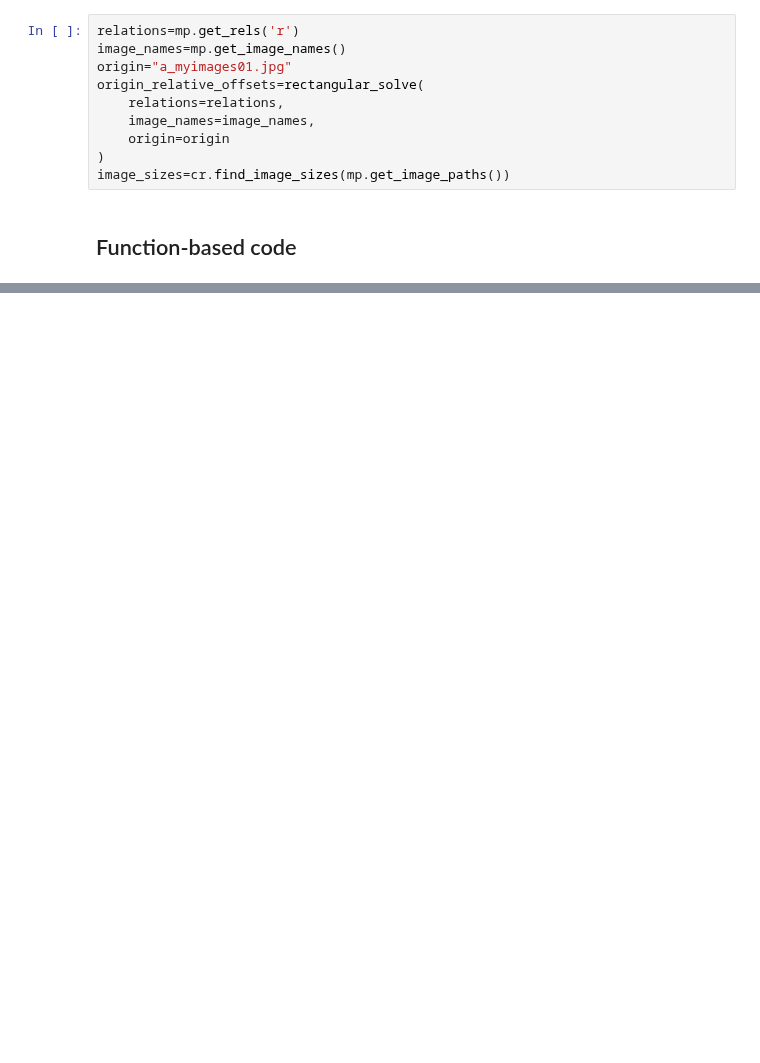
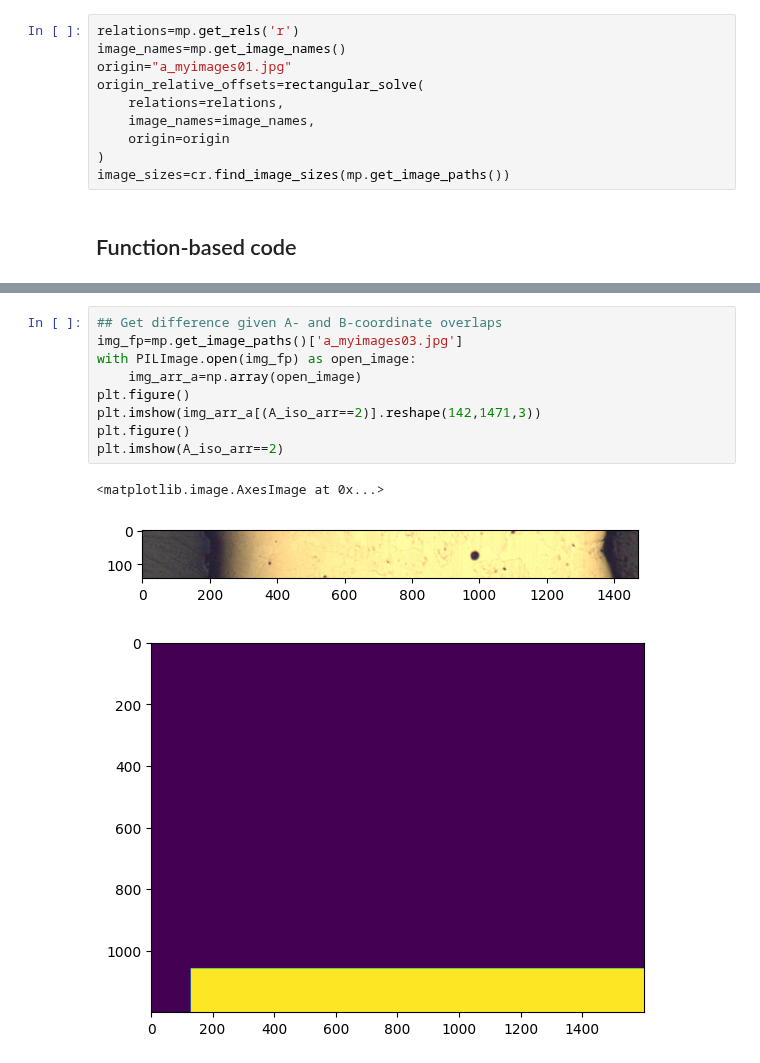
Before and after one commit to jess-garnett/MISalign, a Jupyter notebook: MISalign/alignment/prototype_diff_grad.ipynb, the cells around one changed output, grey strips where cells are left out. Cells and saved outputs as stored; diff of their text form; blank space fills up the shorter version.

```diff
--- a/MISalign/alignment/prototype_diff_grad.ipynb
+++ b/MISalign/alignment/prototype_diff_grad.ipynb
@@ -212,0 +250,13 @@ True
+# %%
+## Get difference given A- and B-coordinate overlaps
+img_fp=mp.get_image_paths()['a_myimages03.jpg']
+with PILImage.open(img_fp) as open_image:
+    img_arr_a=np.array(open_image)
+plt.figure()
+plt.imshow(img_arr_a[(A_iso_arr==2)].reshape(142,1471,3))
+plt.figure()
+plt.imshow(A_iso_arr==2)
+# %% [output]
+<matplotlib.image.AxesImage at 0x...>
+[figure, added]
+[figure, added]
```
Also changed, not shown: parts of 7 cells of this notebook.
